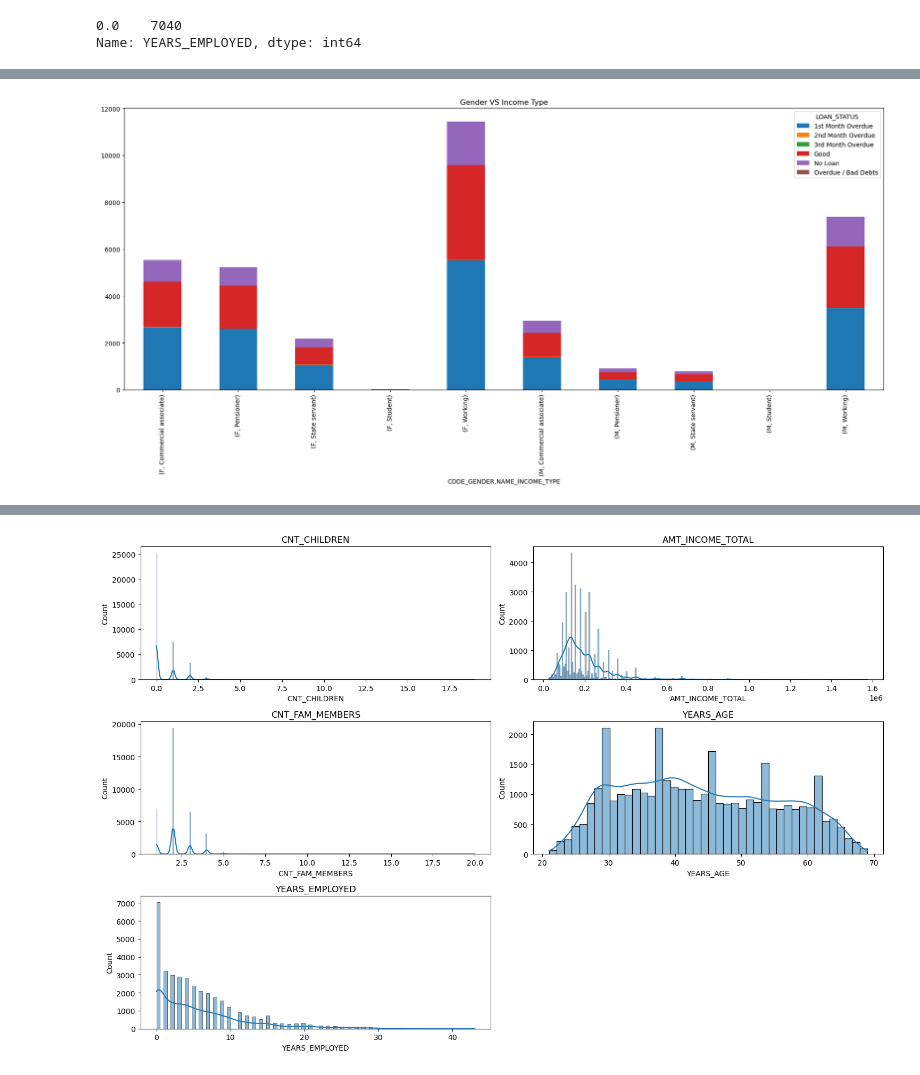
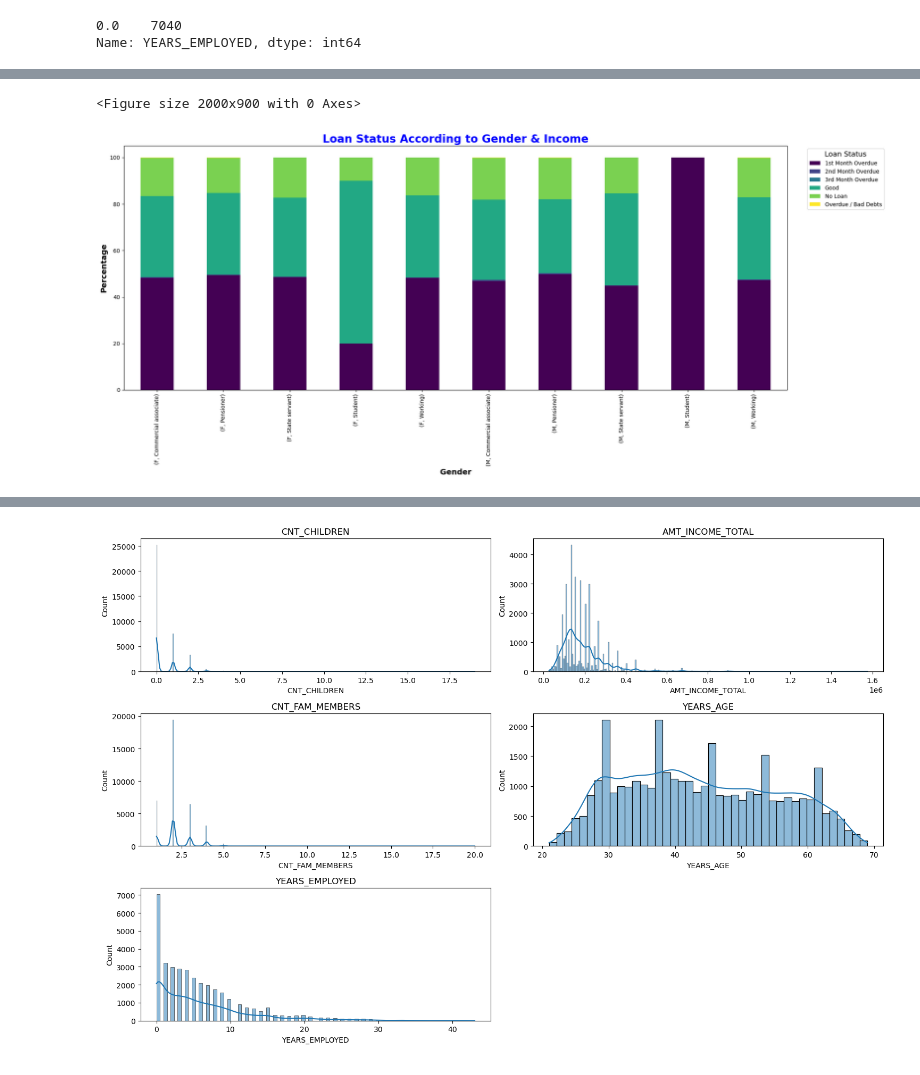
Before and after one commit to sonaliprout/PCDA, a Jupyter notebook: Credit Card Approval Prediction.ipynb, the cells around one changed output, grey strips where cells are left out. Drawn from its saved outputs; the diff is of its cells as text; code cells hidden in the pictures.

```diff
--- a/Credit Card Approval Prediction.ipynb
+++ b/Credit Card Approval Prediction.ipynb
@@ -269,9 +265,8 @@ FLAG_EMAIL                  0
 OCCUPATION_TYPE        134203
 CNT_FAM_MEMBERS             0
 dtype: int64
-# %%
-df_application_record = df_application_record.drop(['FLAG_OWN_CAR', 'FLAG_OWN_REALTY', 'FLAG_MOBIL',
-                                                    'FLAG_WORK_PHONE', 'FLAG_PHONE', 'FLAG_EMAIL'], axis=1)
+# %%
+df_application_record = df_application_record.drop(['FLAG_MOBIL', 'FLAG_EMAIL'], axis=1)
 # %%
 df_credit_record.nunique()
 # %% [output]
@@ -694,15 +692,27 @@ Overdue / Bad Debts     16.0
 # %%
-LoanStatus_IncomeType = df.groupby('CODE_GENDER')[['NAME_INCOME_TYPE', 'LOAN_STATUS']].value_counts().unstack()
-#print(LoanStatus_IncomeType)
+#Grouping data and creating the DataFrame (assuming df is already defined)
+LoanStatus_IncomeType = df.groupby(['CODE_GENDER', 'NAME_INCOME_TYPE'])['LOAN_STATUS'].value_counts().unstack()
 
-LoanStatus_IncomeType.plot(kind = 'bar', figsize=(18, 9), stacked = True)
-plt.title('Gender VS Income Type')
+# Calculate percentages
+LoanStatus_IncomeType_percent = LoanStatus_IncomeType.div(LoanStatus_IncomeType.sum(axis=1), axis=0) * 100
 
-#LoanStatus_IncomeType.plot(kind = 'area', figsize=(18, 9))
+# Plotting the 100% stacked bar chart
+plt.figure(figsize=(20, 9))
+LoanStatus_IncomeType_percent.plot(kind='bar', stacked=True, figsize=(20, 9), cmap='viridis')
 
-#plt.xticks(rotation = 25)
+# Adding title and adjusting legend
+plt.title('Loan Status According to Gender & Income', fontsize=20, fontweight='bold', color="blue")
+plt.xlabel('Gender', fontsize=14, fontweight='bold')
+plt.ylabel('Percentage', fontsize=14, fontweight='bold')
 
+# Moving the legend outside the plot area
+plt.legend(title='Loan Status', title_fontsize='13', loc='upper right', bbox_to_anchor=(1.15, 1))
+
+# Adjusting layout
 plt.tight_layout()
+
+# Displaying the plot
 plt.show()
 # %% [output]
+<Figure size 2000x900 with 0 Axes>
-[figure, old version]
+[figure, new version]
```
Also changed, not shown: parts of 105 cells of this notebook.
